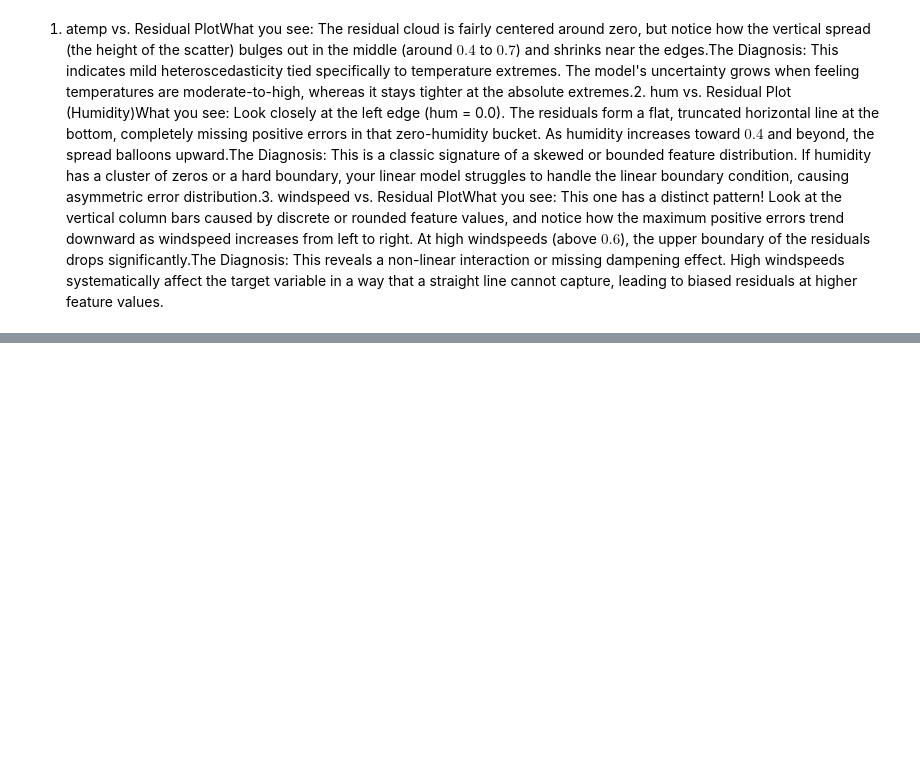
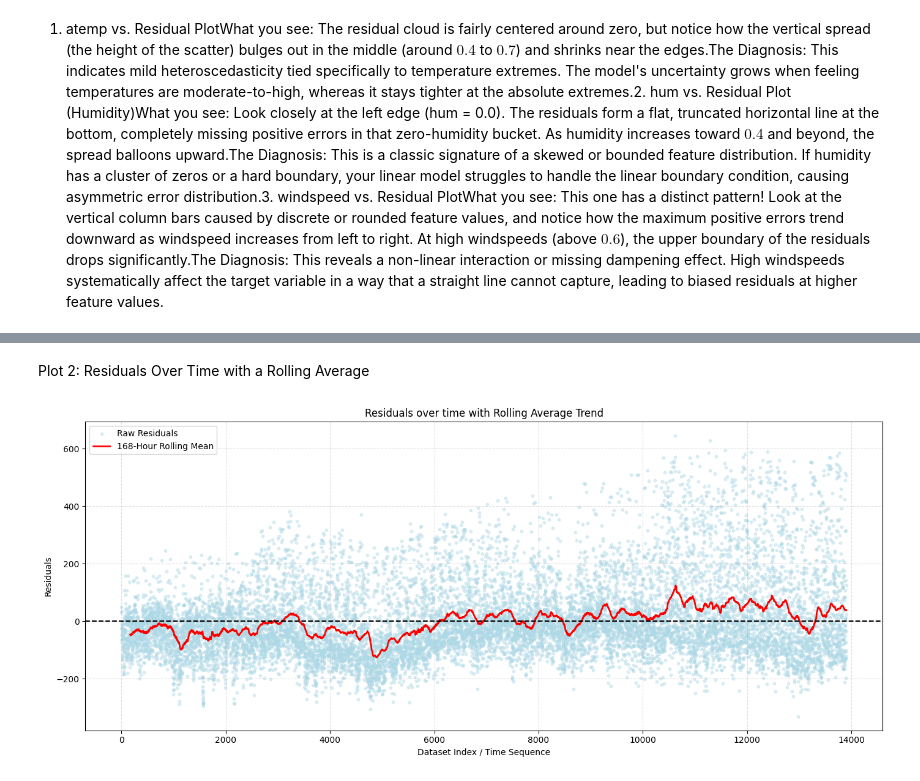
Before and after one commit to sxrthk17/ml-journey, a Jupyter notebook: linear-regression/notebooks/07_Residual_Analysis_Regression_Diagnostics.ipynb, the cells around one changed output, grey strips where cells are left out. Saved outputs shown, nothing was run; the diff lists cells and outputs as text; code cells hidden in the pictures; blank space fills up the shorter version.

```diff
--- a/linear-regression/notebooks/07_Residual_Analysis_Regression_Diagnostics.ipynb
+++ b/linear-regression/notebooks/07_Residual_Analysis_Regression_Diagnostics.ipynb
@@ -370,0 +450,22 @@ for i in range(X_train.shape[1]):
+# %% [markdown]
+Plot 2: Residuals Over Time with a Rolling Average
+# %%
+resid_series = pd.Series(residual, index=X_train.index)
+
+window_size = 168 # weekly
+rolling_mean = resid_series.rolling(window=window_size).mean()
+
+plt.figure(figsize=(14, 6))
+plt.scatter(X_train.index, resid_series, color='lightblue', alpha=0.4, s=10, label="Raw Residuals")
+plt.plot(X_train.index, rolling_mean, color='red', linewidth=2, label=f"{window_size}-Hour Rolling Mean")
+
+plt.axhline(y=0, color='black', linestyle='--')
+plt.title("Residuals over time with Rolling Average Trend")
+plt.xlabel("Dataset Index / Time Sequence")
+plt.ylabel("Residuals")
+plt.legend()
+plt.grid(True, linestyle='--', alpha=0.4)
+plt.tight_layout()
+plt.show()
+# %% [output]
+[figure, added]
```
Also changed, not shown: parts of 25 cells of this notebook.
